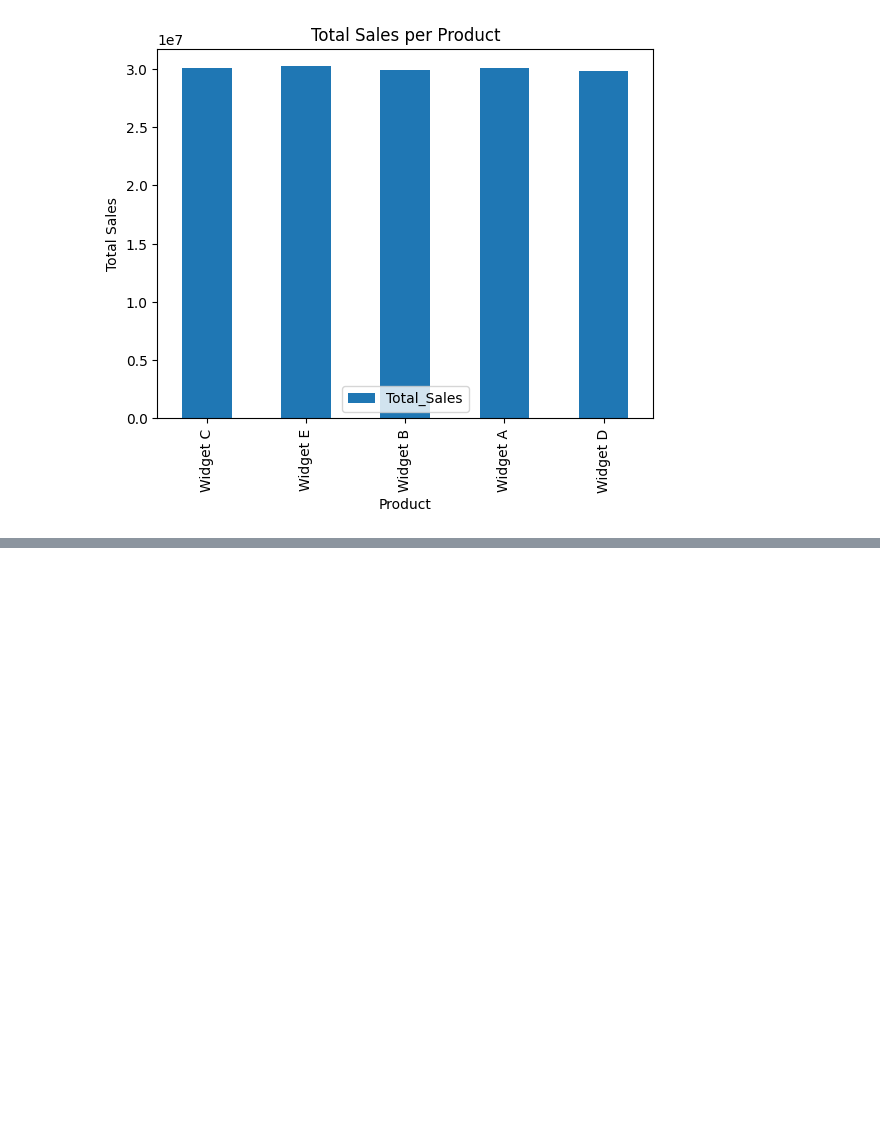
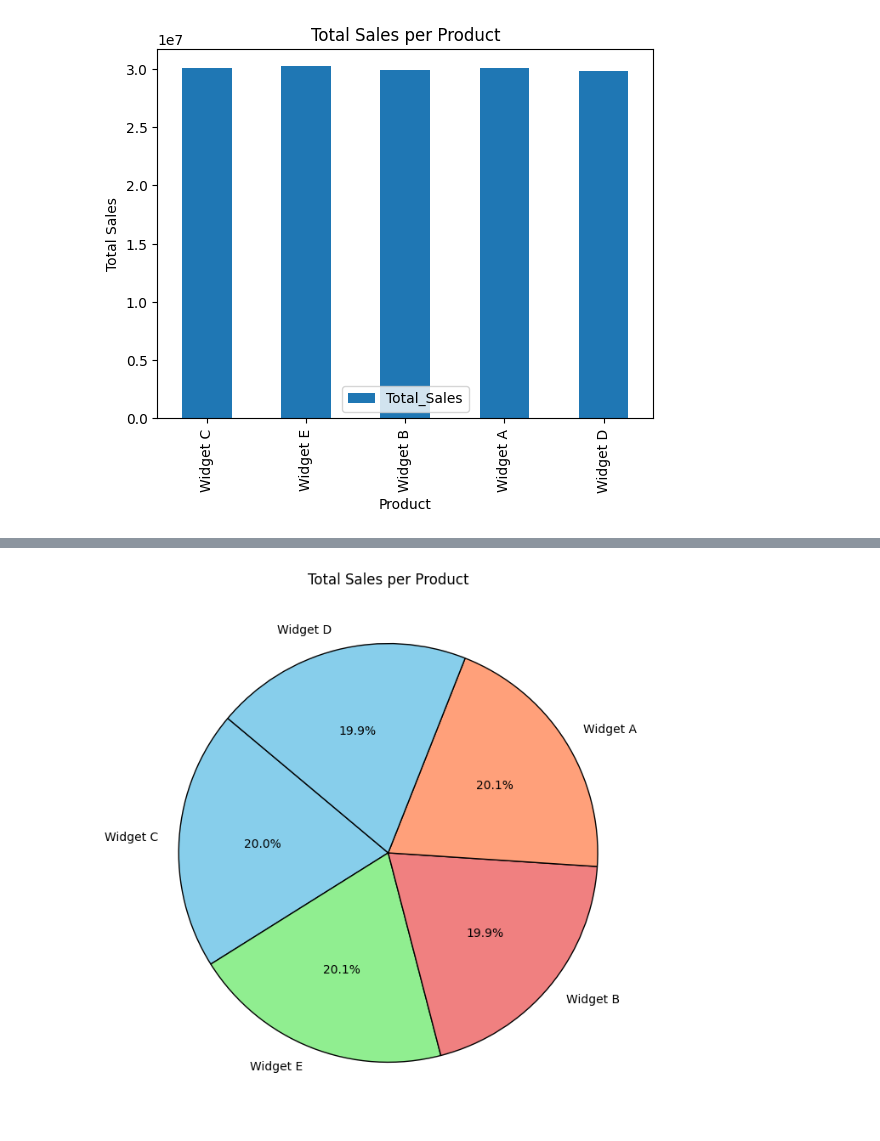
Before and after one commit to hamedkarimi3/LargeSaleDataProject, a Jupyter notebook: salesdata_analysis.ipynb, the cells around one changed output, grey strips where cells are left out. Saved outputs shown, nothing was run; the diff lists cells and outputs as text; code cells hidden in the pictures; blank space fills up the shorter version.

```diff
--- a/salesdata_analysis.ipynb
+++ b/salesdata_analysis.ipynb
@@ -118,0 +133,16 @@ plt.show(10)
+# %%
+import matplotlib.pyplot as plt
+
+# Plot total sales per product using a pie chart
+plt.figure(figsize=(8,8))
+plt.pie(total_sales_per_product['Total_Sales'],
+        labels=total_sales_per_product['Product'],
+        autopct='%1.1f%%',  # Displays percentage on the chart
+        startangle=140,     # Rotates the pie chart to start from a particular angle
+        colors=['skyblue', 'lightgreen', 'lightcoral', 'lightsalmon'], # Customize colors (optional)
+        wedgeprops={'edgecolor': 'black'})  # Adds black border around wedges
+
+plt.title('Total Sales per Product')
+plt.show()
+# %% [output]
+[figure, added]
```
Also changed, not shown: parts of 3 cells of this notebook.
